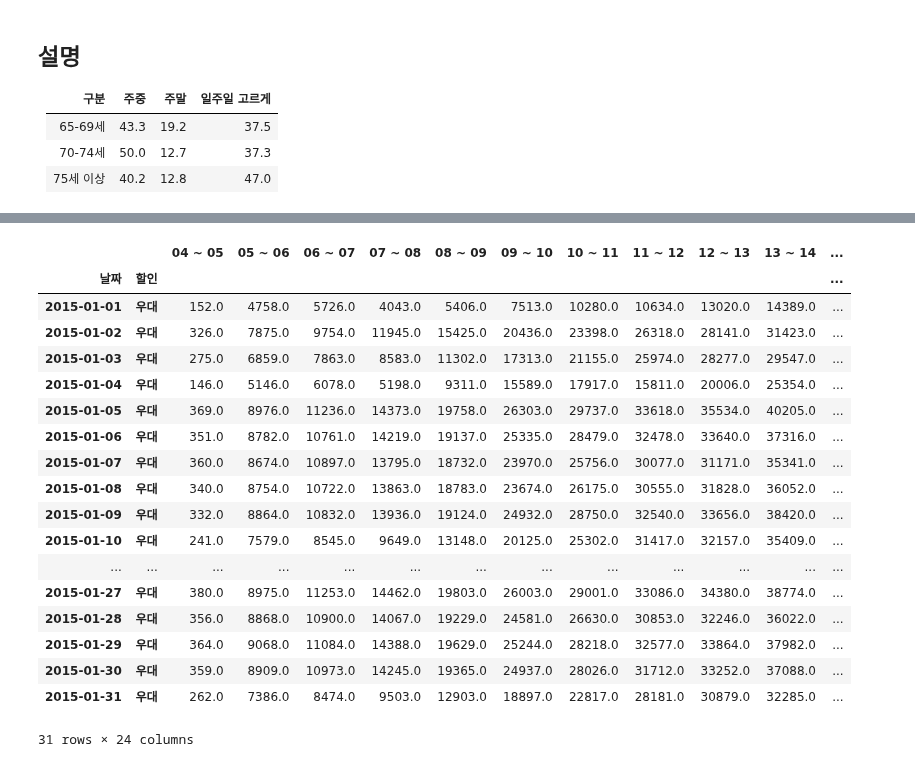
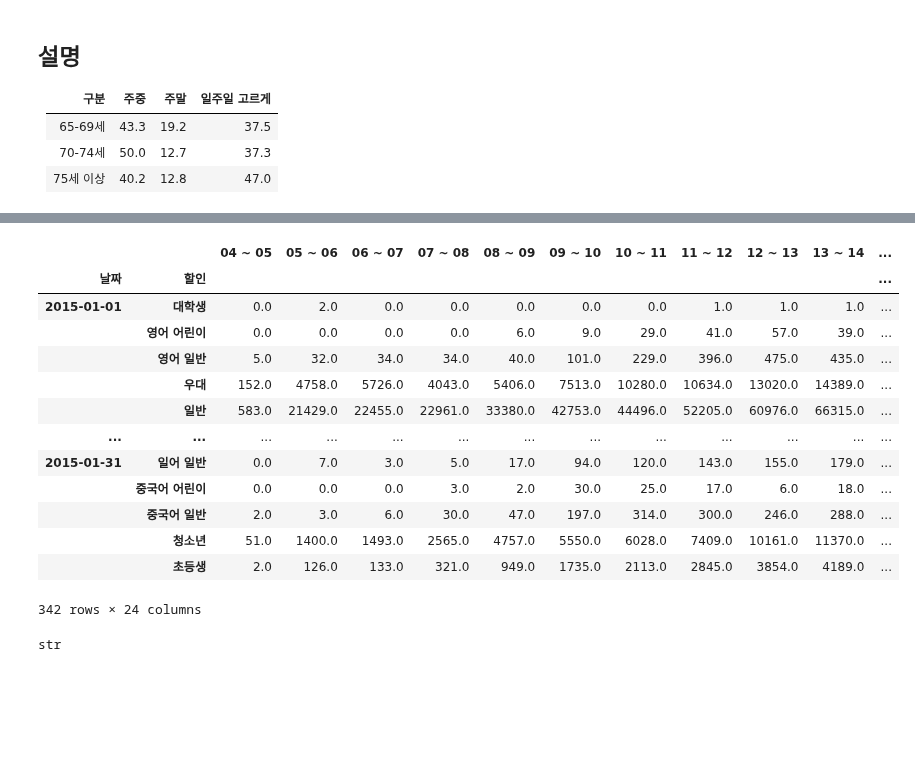
Before and after one commit to lg960214/DACON_Seoul_6, a Jupyter notebook: case_1.ipynb, the cells around one changed output, grey strips where cells are left out. Cells and saved outputs as stored; diff of their text form; code cells hidden in the pictures; blank space fills up the shorter version.

```diff
--- a/case_1.ipynb
+++ b/case_1.ipynb
@@ -302,6 +302,7 @@ wb = open_workbook(target_dir+'/'+fname, logfile=open(os.devnull, 'w'))
 df = pd.read_excel(wb, engine='xlrd')
 df = df.drop(0, axis=0)
 df = df.drop('날짜', axis=1)
+df = df.drop(len(df), axis=0)
 df = df.rename(columns={'Unnamed: 1':'날짜'})
 
 df
@@ -328,5 +329,8 @@ for c in col_list:
     except:
         pass
 
+df['날짜'] = pd.to_datetime(df['날짜'], format='%Y-%m-%d')
+
+
 df
 # %% [output]
@@ -354,23 +346,23 @@ df_c_elder = df_1.loc[idx_elder, :]
 # %%
-df_2 = df_2.groupby(['날짜', '할인']).sum()
+df_2 = df_c.groupby(['날짜', '할인']).sum()
+
 df_2
 # %% [output]
 |  |  | 04 ~ 05 | 05 ~ 06 | 06 ~ 07 | 07 ~ 08 | 08 ~ 09 | 09 ~ 10 | 10 ~ 11 | 11 ~ 12 | 12 ~ 13 | 13 ~ 14 | ... |
 | 날짜 | 할인 |  |  |  |  |  |  |  |  |  |  | ... |
-| 2015-01-01 | 우대 | 152.0 | 4758.0 | 5726.0 | 4043.0 | 5406.0 | 7513.0 | 10280.0 | 10634.0 | 13020.0 | 14389.0 | ... |
-| 2015-01-02 | 우대 | 326.0 | 7875.0 | 9754.0 | 11945.0 | 15425.0 | 20436.0 | 23398.0 | 26318.0 | 28141.0 | 31423.0 | ... |
-| 2015-01-03 | 우대 | 275.0 | 6859.0 | 7863.0 | 8583.0 | 11302.0 | 17313.0 | 21155.0 | 25974.0 | 28277.0 | 29547.0 | ... |
-| 2015-01-04 | 우대 | 146.0 | 5146.0 | 6078.0 | 5198.0 | 9311.0 | 15589.0 | 17917.0 | 15811.0 | 20006.0 | 25354.0 | ... |
-| 2015-01-05 | 우대 | 369.0 | 8976.0 | 11236.0 | 14373.0 | 19758.0 | 26303.0 | 29737.0 | 33618.0 | 35534.0 | 40205.0 | ... |
-| 2015-01-06 | 우대 | 351.0 | 8782.0 | 10761.0 | 14219.0 | 19137.0 | 25335.0 | 28479.0 | 32478.0 | 33640.0 | 37316.0 | ... |
-| 2015-01-07 | 우대 | 360.0 | 8674.0 | 10897.0 | 13795.0 | 18732.0 | 23970.0 | 25756.0 | 30077.0 | 31171.0 | 35341.0 | ... |
-| 2015-01-08 | 우대 | 340.0 | 8754.0 | 10722.0 | 13863.0 | 18783.0 | 23674.0 | 26175.0 | 30555.0 | 31828.0 | 36052.0 | ... |
-| 2015-01-09 | 우대 | 332.0 | 8864.0 | 10832.0 | 13936.0 | 19124.0 | 24932.0 | 28750.0 | 32540.0 | 33656.0 | 38420.0 | ... |
-| 2015-01-10 | 우대 | 241.0 | 7579.0 | 8545.0 | 9649.0 | 13148.0 | 20125.0 | 25302.0 | 31417.0 | 32157.0 | 35409.0 | ... |
+| 2015-01-01 | 대학생 | 0.0 | 2.0 | 0.0 | 0.0 | 0.0 | 0.0 | 0.0 | 1.0 | 1.0 | 1.0 | ... |
+|  | 영어 어린이 | 0.0 | 0.0 | 0.0 | 0.0 | 6.0 | 9.0 | 29.0 | 41.0 | 57.0 | 39.0 | ... |
+|  | 영어 일반 | 5.0 | 32.0 | 34.0 | 34.0 | 40.0 | 101.0 | 229.0 | 396.0 | 475.0 | 435.0 | ... |
+|  | 우대 | 152.0 | 4758.0 | 5726.0 | 4043.0 | 5406.0 | 7513.0 | 10280.0 | 10634.0 | 13020.0 | 14389.0 | ... |
+|  | 일반 | 583.0 | 21429.0 | 22455.0 | 22961.0 | 33380.0 | 42753.0 | 44496.0 | 52205.0 | 60976.0 | 66315.0 | ... |
 | ... | ... | ... | ... | ... | ... | ... | ... | ... | ... | ... | ... | ... |
-| 2015-01-27 | 우대 | 380.0 | 8975.0 | 11253.0 | 14462.0 | 19803.0 | 26003.0 | 29001.0 | 33086.0 | 34380.0 | 38774.0 | ... |
-| 2015-01-28 | 우대 | 356.0 | 8868.0 | 10900.0 | 14067.0 | 19229.0 | 24581.0 | 26630.0 | 30853.0 | 32246.0 | 36022.0 | ... |
-| 2015-01-29 | 우대 | 364.0 | 9068.0 | 11084.0 | 14388.0 | 19629.0 | 25244.0 | 28218.0 | 32577.0 | 33864.0 | 37982.0 | ... |
-| 2015-01-30 | 우대 | 359.0 | 8909.0 | 10973.0 | 14245.0 | 19365.0 | 24937.0 | 28026.0 | 31712.0 | 33252.0 | 37088.0 | ... |
-| 2015-01-31 | 우대 | 262.0 | 7386.0 | 8474.0 | 9503.0 | 12903.0 | 18897.0 | 22817.0 | 28181.0 | 30879.0 | 32285.0 | ... |
+| 2015-01-31 | 일어 일반 | 0.0 | 7.0 | 3.0 | 5.0 | 17.0 | 94.0 | 120.0 | 143.0 | 155.0 | 179.0 | ... |
+|  | 중국어 어린이 | 0.0 | 0.0 | 0.0 | 3.0 | 2.0 | 30.0 | 25.0 | 17.0 | 6.0 | 18.0 | ... |
+|  | 중국어 일반 | 2.0 | 3.0 | 6.0 | 30.0 | 47.0 | 197.0 | 314.0 | 300.0 | 246.0 | 288.0 | ... |
+|  | 청소년 | 51.0 | 1400.0 | 1493.0 | 2565.0 | 4757.0 | 5550.0 | 6028.0 | 7409.0 | 10161.0 | 11370.0 | ... |
+|  | 초등생 | 2.0 | 126.0 | 133.0 | 321.0 | 949.0 | 1735.0 | 2113.0 | 2845.0 | 3854.0 | 4189.0 | ... |
-31 rows × 24 columns
+342 rows × 24 columns
+# %%
+type(df['날짜'][2])
+# %% [output]
+str
```
Also changed, not shown: parts of 3 cells of this notebook.
